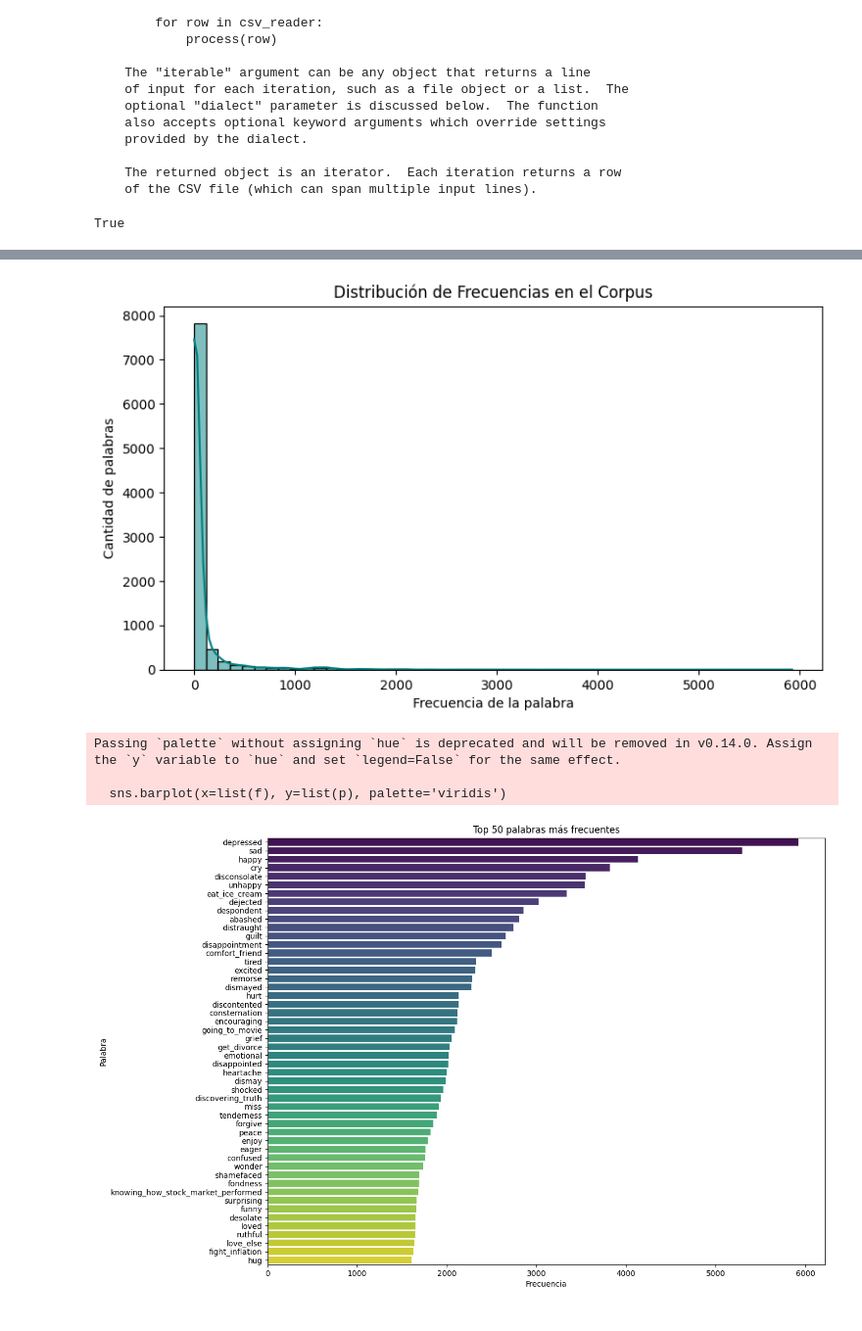
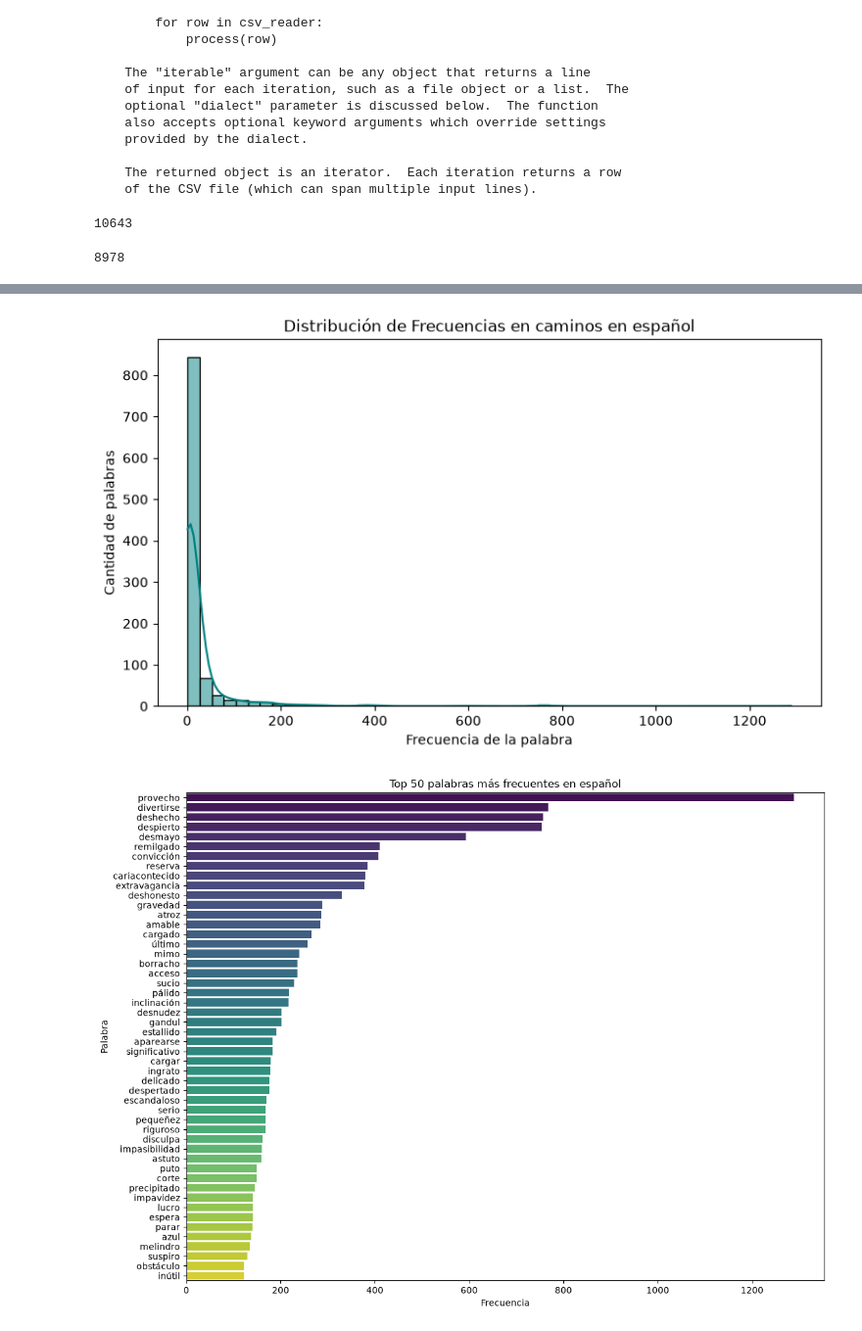
Before and after one commit to matogperez/Proyecto_de_maestr-a, a Jupyter notebook: ConceptNet/candidatos_puentes.ipynb, the cells around one changed output, grey strips where cells are left out. Shown at 98% size. Saved outputs shown, nothing was run; the diff lists cells and outputs as text; code cells hidden in the pictures.

```diff
--- a/ConceptNet/candidatos_puentes.ipynb
+++ b/ConceptNet/candidatos_puentes.ipynb
@@ -39,21 +40,31 @@ reader(...)
 # %%
 candidatos_esp = []
 candidatos_ing = []
-with open('candidatos/candidatos_esp.csv', 'r') as f:
+todos = []
+with open('puentes_candidatos/candidatos_esp_2.csv', 'r') as f:
    reader = csv.reader(f)
    for row in reader:
        candidatos_esp.append(row[0])
-with open('candidatos/candidatos_ing.csv', 'r') as f:
+with open('puentes_candidatos/candidatos_ing_2.csv', 'r') as f:
    reader = csv.reader(f)
    for row in reader:
        candidatos_ing.append(row[0])
 
-with open('data/candidatos_puentes.pickle', 'rb') as f:
+with open('puentes_candidatos/conteos_conceptos.pickle', 'rb') as f:
     conteos = pickle.load(f)
+
+with open('puentes_candidatos/finales_limpios.csv', 'r') as f:
+    reader = csv.reader(f)
+    for row in reader:
+       todos.append(row)
 # %%
-'sad' in candidatos_ing
+len(todos)
 # %% [output]
-True
+10643
+# %%
+len(candidatos_ing)
+# %% [output]
+8978
 # %%
 conteos_esp = {}
 conteos_ing = {}
@@ -66,7 +77,7 @@ for p in candidatos_esp:
 for w in candidatos_ing:
     conteos_ing[w]=conteos[w]
 # %%
-def graficador(datos:list) -> None:
+def graficador(datos:list, idioma:str) -> None:
     ordenadas = sorted(datos.items(), key = lambda x: x[1], reverse=True)
     frecuencias = [frec for p,frec in ordenadas]
     rank = range(1, len(frecuencias) + 1)
@@ -77,7 +88,7 @@ def graficador(datos:list) -> None:
     plt.xscale('log')
     plt.xlabel('Rangos de palabras (Log)')
     plt.ylabel('Frecuencias (Log)')
-    plt.title('Distribución de Frecuencias (Ley Zipf)')
+    plt.title(f'Distribución de Frecuencias (Ley Zipf){idioma}')
     plt.grid(True, which='both', linestyle = '--', alpha = 0.5)
     plt.show()
 
@@ -85,19 +96,23 @@ def graficador(datos:list) -> None:
     sns.histplot(frecuencias, bins= 50, kde=True, color='teal')
     plt.xlabel('Frecuencia de la palabra')
     plt.ylabel('Cantidad de palabras')
-    plt.title('Distribución de Frecuencias en el Corpus')
+    plt.title(f'Distribución de Frecuencias en caminos en {idioma}')
     plt.show()
+
     top_n = 50
     top_w = ordenadas[:top_n]
 
     p, f = zip(*top_w)
 
     plt.figure(figsize=(13, 10))
-    sns.barplot(x=list(f), y=list(p), palette='viridis')
+    sns.barplot(x=list(f), y=list(p), hue=list(p), palette='viridis', legend=False)
     plt.xlabel('Frecuencia')
     plt.ylabel('Palabra')
-    plt.title(f'Top {top_n} palabras más frecuentes')
+    plt.title(f'Top {top_n} palabras más frecuentes en {idioma}')
     plt.show()
+
+    return top_w
 # %%
-graficador(conteos_ing)
+id = 'español'
+top_conteo_es = graficador(conteos_esp, id)
 # %% [output]
@@ -105,5 +120,2 @@ graficador(conteos_ing)
-[figure, old version]
+[figure, new version]
-Passing `palette` without assigning `hue` is deprecated and will be removed in v0.14.0. Assign the `y` variable to `hue` and set `legend=False` for the same effect.
-
-  sns.barplot(x=list(f), y=list(p), palette='viridis')
-[figure, old version]
+[figure, new version]
```
Also changed, not shown: parts of 12 cells of this notebook, 1 other file.
